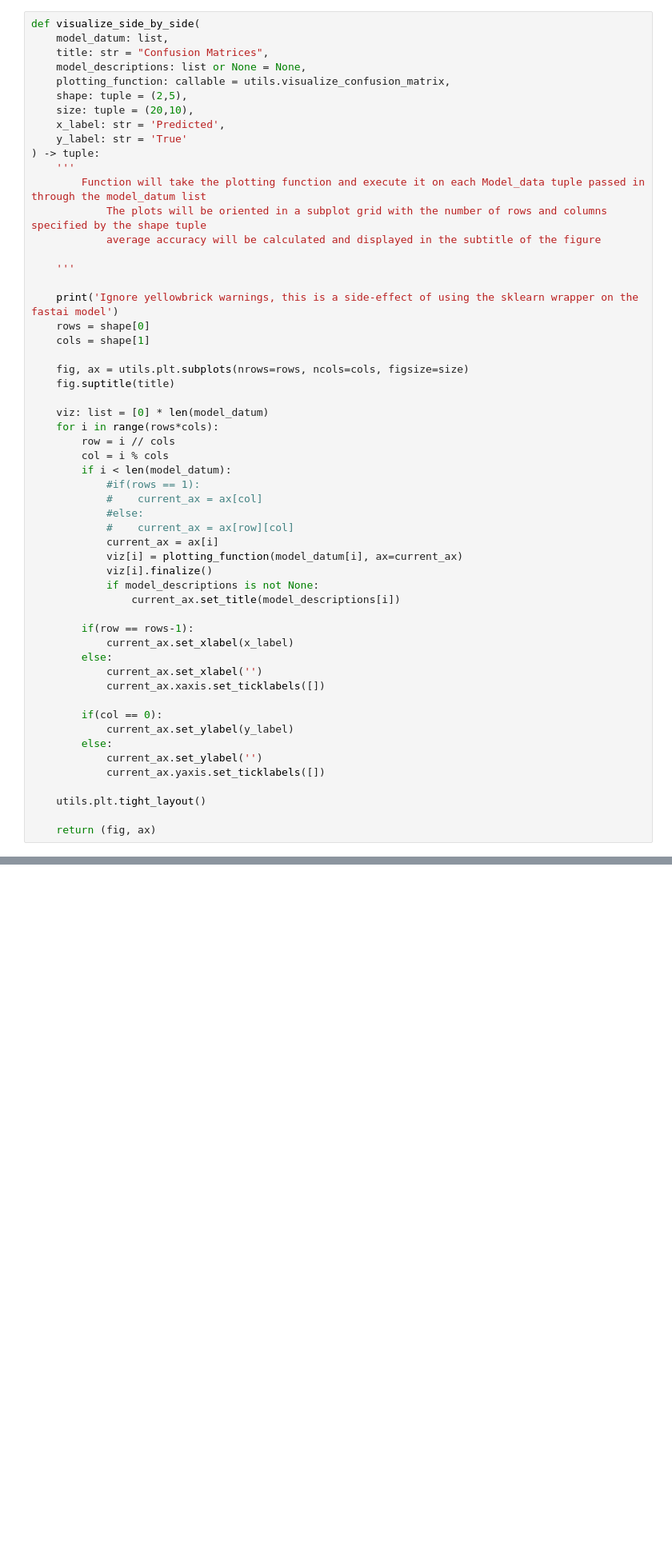
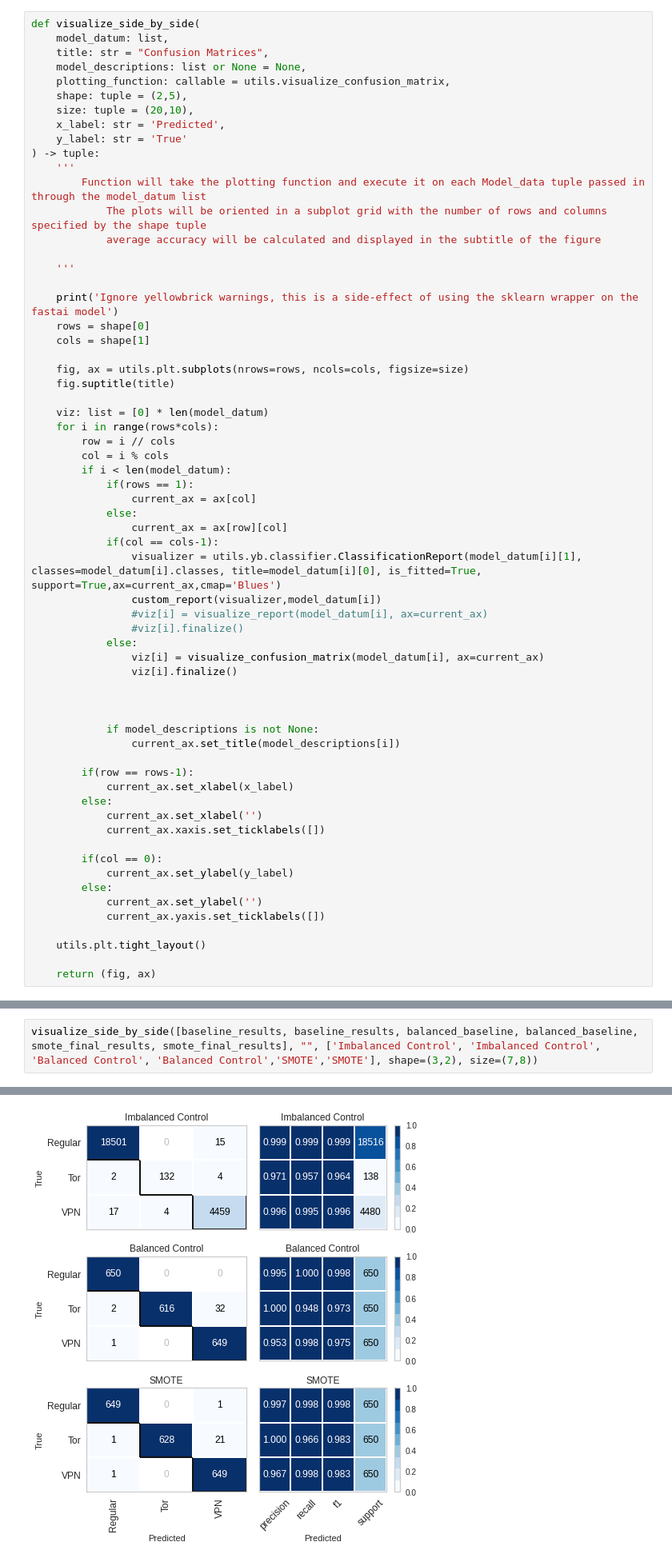
Before and after one commit to Karson-Fye/CMUDarknet, a Jupyter notebook: experiments/data_generation/SMOTE/Create_Figures.ipynb, the cells around one changed output, grey strips where cells are left out. Shown at 80% size. Cells and saved outputs as stored; diff of their text form; blank space fills up the shorter version.

```diff
--- a/experiments/data_generation/SMOTE/Create_Figures.ipynb
+++ b/experiments/data_generation/SMOTE/Create_Figures.ipynb
@@ -239,13 +268,21 @@ def visualize_side_by_side(
         row = i // cols
         col = i % cols
         if i < len(model_datum):
-            #if(rows == 1):
-            #    current_ax = ax[col]
-            #else:
-            #    current_ax = ax[row][col]
-            current_ax = ax[i]
-            viz[i] = plotting_function(model_datum[i], ax=current_ax)
-            viz[i].finalize()
+            if(rows == 1):
+                current_ax = ax[col]
+            else:
+                current_ax = ax[row][col]
+            if(col == cols-1):
+                visualizer = utils.yb.classifier.ClassificationReport(model_datum[i][1], classes=model_datum[i].classes, title=model_datum[i][0], is_fitted=True, support=True,ax=current_ax,cmap='Blues')
+                custom_report(visualizer,model_datum[i])
+                #viz[i] = visualize_report(model_datum[i], ax=current_ax)
+                #viz[i].finalize()
+            else:
+                viz[i] = visualize_confusion_matrix(model_datum[i], ax=current_ax)
+                viz[i].finalize()
+
+
+
             if model_descriptions is not None:
                 current_ax.set_title(model_descriptions[i])
 
@@ -315,0 +470,3 @@ Ignore yellowbrick warnings, this is a side-effect of using the sklearn wrapper
+# %%
+visualize_side_by_side([baseline_results, baseline_results, balanced_baseline, balanced_baseline, smote_final_results, smote_final_results], "", ['Imbalanced Control', 'Imbalanced Control', 'Balanced Control', 'Balanced Control','SMOTE','SMOTE'], shape=(3,2), size=(7,8))
+# %% [output]
@@ -316,3 +498,4 @@ Ignore yellowbrick warnings, this is a side-effect of using the sklearn wrapper
+[figure, added]
 # %% [markdown]
 # Application Classification
 # %%
```
Also changed, not shown: parts of 10 cells of this notebook.
